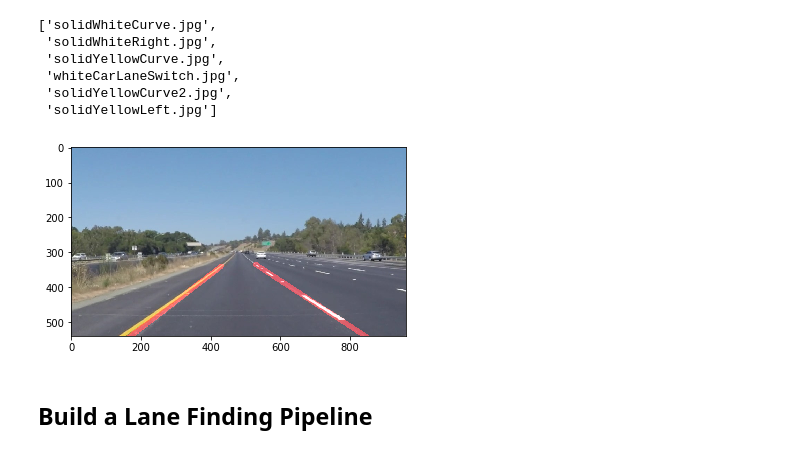
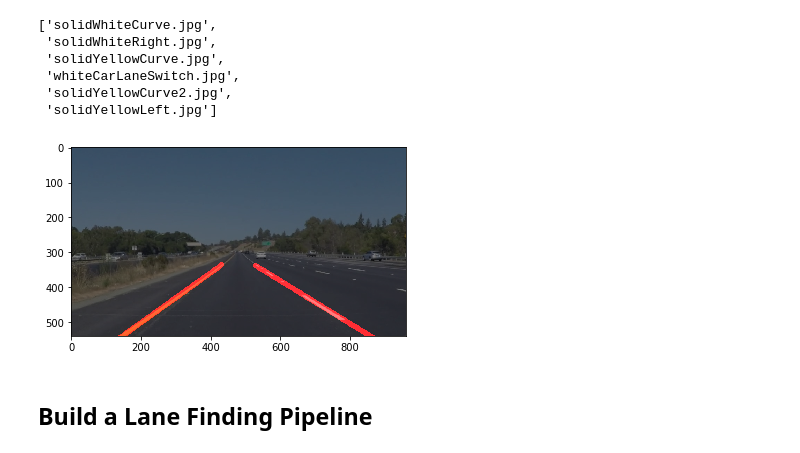
Before and after one commit to buiducanh/Project-Finding-Lane-Lines-on-the-Road, a Jupyter notebook: P1.ipynb, the cells around one changed output. Saved outputs shown, nothing was run; the diff lists cells and outputs as text; code cells hidden in the pictures.

```diff
--- a/P1.ipynb
+++ b/P1.ipynb
@@ -262,11 +329,11 @@ os.listdir("test_images/")
 # %%
 def lane_pipeline(image):
     # Define Canny parameters
-    low_threshold = 50
-    high_threshold = 100
+    low_threshold = 30
+    high_threshold = 90
 
     # Define a kernel size for Gaussian smoothing / blurring
-    kernel_size = 5 # Must be an odd number (3, 5, 7...)
+    kernel_size = 7 # Must be an odd number (3, 5, 7...)
 
     # region of interest
     y_size = image.shape[0]
@@ -275,51 +342,52 @@ def lane_pipeline(image):
         (int(x_size * .45), int(y_size * .58)),
         (int(x_size * .55), int(y_size * .58)),
         (int(x_size * .95), y_size),
-        (int(x_size * .15), y_size),
+        (int(x_size * .08), y_size),
     ]
 
     # Hough Transform parameters
-    rho = 3 # distance resolution in pixels of the Hough grid
-    theta = math.pi / 360 * 2 # angular resolution in radians of the Hough grid
-    threshold = 15     # minimum number of votes (intersections in Hough grid cell)
-    min_line_length = 40 #minimum number of pixels making up a line
-    max_line_gap = 20    # maximum gap in pixels between connectable line segments
+    rho = 0.5 # distance resolution in pixels of the Hough grid
+    theta = math.pi / 260 # angular resolution in radians of the Hough grid
+    threshold = 8    # minimum number of votes (intersections in Hough grid cell)
+    min_line_length = 20 #minimum number of pixels making up a line
+    max_line_gap = 8   # maximum gap in pixels between connectable line segments
     line_image = np.copy(image)*0 # creating a blank to draw lines on
 
     gray = grayscale(image)
 
     blur_gray = gaussian_blur(gray, kernel_size)
 
     edges = canny(blur_gray, low_threshold, high_threshold)
 
     vertices = np.array([[lower_l, upper_l, upper_r, lower_r]], dtype=np.int32)
     masked_region = region_of_interest(edges, np.array([[lower_l, upper_l, upper_r, lower_r]]))
 
     hough_detected = hough_lines(masked_region, rho, theta, threshold, min_line_length, max_line_gap, vertices = vertices[0])
 
 #     plt.imshow(masked_region, cmap="Greys_r")
 #     plt.imshow(hough_detected, cmap="Greys_r")
-    #return hough_detected
-    return weighted_img(image, hough_detected, α = 0.5)
+#     return hough_detected
+#     return blur_gray
+#     return masked_region
+#     return cv2.cvtColor(masked_region,cv2.COLOR_GRAY2RGB)
+    return weighted_img(hough_detected, image, α = 0.5)
 
 
-# image_name = "chal.jpg"
+# image_name = "chal4.jpg"
 # test_img = mpimg.imread(image_name)
 # lane_img = lane_pipeline(test_img)
 # plt.imshow(lane_img)
 
 # cv2.imwrite("test_images_output/" + image_name, lane_img)
 
-# TODO: Build your pipeline that will draw lane lines on the test_images
-# then save them to the test_images_output directory.
 for image_name in os.listdir("test_images/"):
     test_img = mpimg.imread("test_images/" + image_name)
     lane_img = lane_pipeline(test_img)
     plt.imshow(lane_img)
 
-    cv2.imwrite("test_images_output/" + image_name, lane_img)
+    cv2.imwrite("test_images_output/" + image_name, cv2.cvtColor(lane_img, cv2.COLOR_BGR2RGB))
 # %% [output]
-[figure, old version]
+[figure, new version]
 # %% [markdown]
 ## Build a Lane Finding Pipeline
 # %% [markdown]
```
Also changed, not shown: parts of 5 cells of this notebook, 16 other files.
